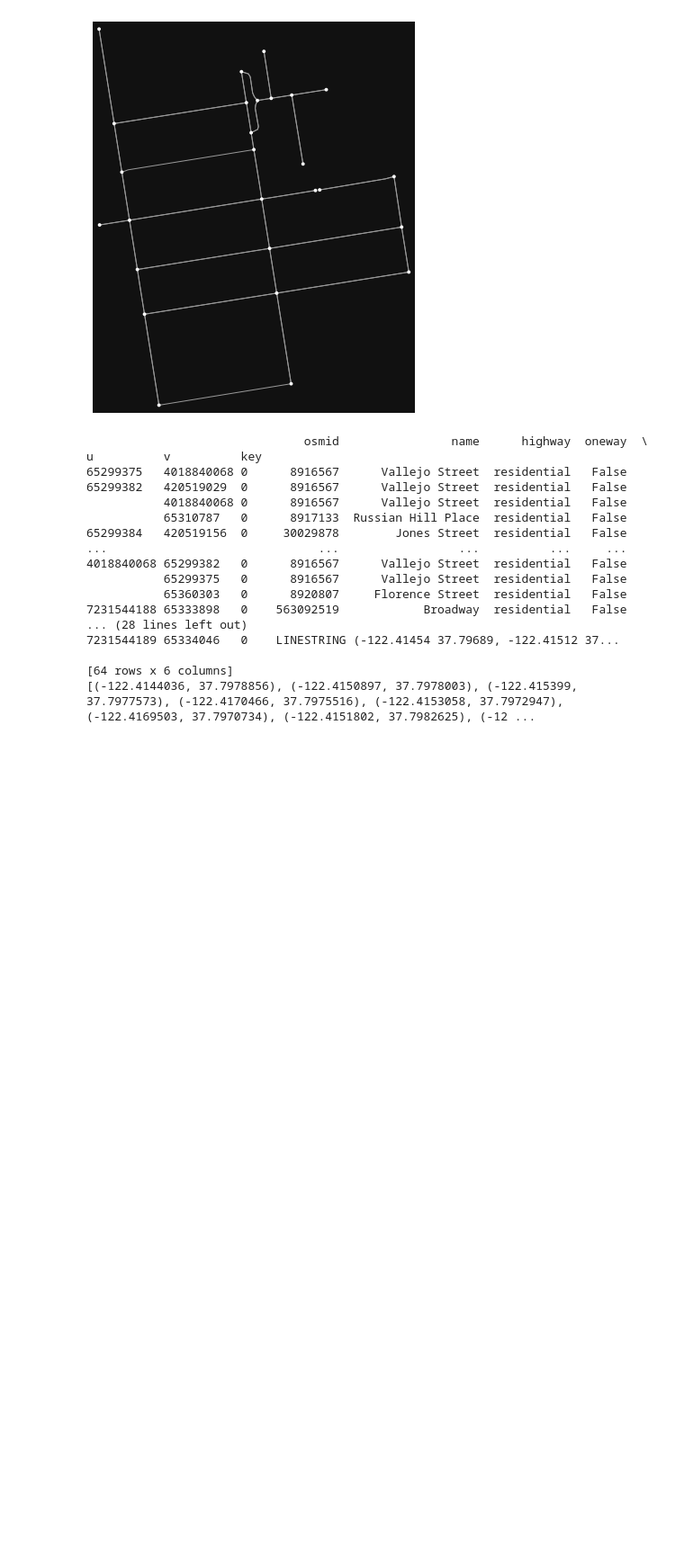
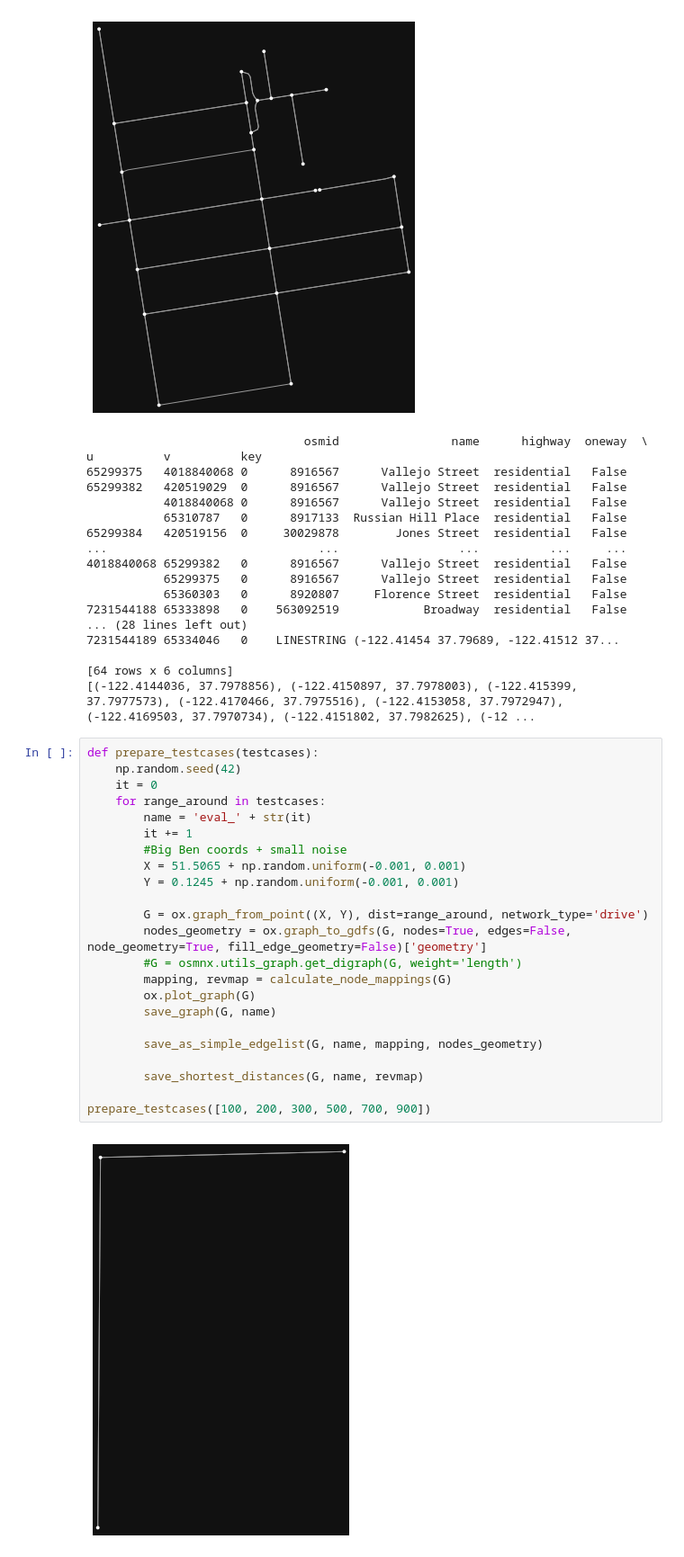
Before and after one commit to KacperWalentynowicz/route-planning, a Jupyter notebook: src/graphs/graph_download.ipynb, the cells around one changed output. Shown at 90% size. Cells and saved outputs as stored; diff of their text form; blank space fills up the shorter version.

```diff
--- a/src/graphs/graph_download.ipynb
+++ b/src/graphs/graph_download.ipynb
@@ -221,3 +220,28 @@ u          v          key
 
 [64 rows x 6 columns]
 [(-122.4144036, 37.7978856), (-122.4150897, 37.7978003), (-122.415399, 37.7977573), (-122.4170466, 37.7975516), (-122.4153058, 37.7972947), (-122.4169503, 37.7970734), (-122.4151802, 37.7982625), (-12 ...
+# %%
+def prepare_testcases(testcases):
+    np.random.seed(42)
+    it = 0
+    for range_around in testcases:
+        name = 'eval_' + str(it)
+        it += 1
+        #Big Ben coords + small noise
+        X = 51.5065 + np.random.uniform(-0.001, 0.001)
+        Y = 0.1245 + np.random.uniform(-0.001, 0.001)
+
+        G = ox.graph_from_point((X, Y), dist=range_around, network_type='drive')
+        nodes_geometry = ox.graph_to_gdfs(G, nodes=True, edges=False, node_geometry=True, fill_edge_geometry=False)['geometry']
+        #G = osmnx.utils_graph.get_digraph(G, weight='length')
+        mapping, revmap = calculate_node_mappings(G)
+        ox.plot_graph(G)
+        save_graph(G, name)
+
+        save_as_simple_edgelist(G, name, mapping, nodes_geometry)
+
+        save_shortest_distances(G, name, revmap)
+
+prepare_testcases([100, 200, 300, 500, 700, 900])
+# %% [output]
+[figure, added]
```
Also changed, not shown: parts of 4 cells of this notebook, 39 other files.
